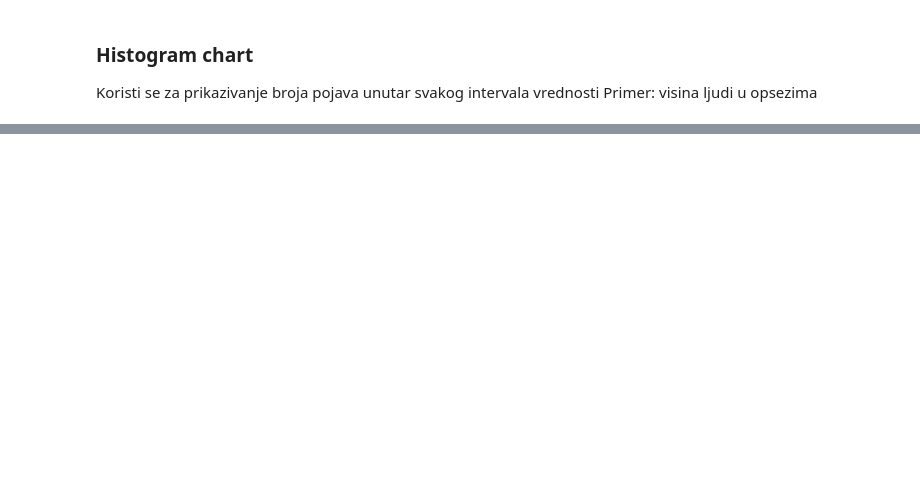
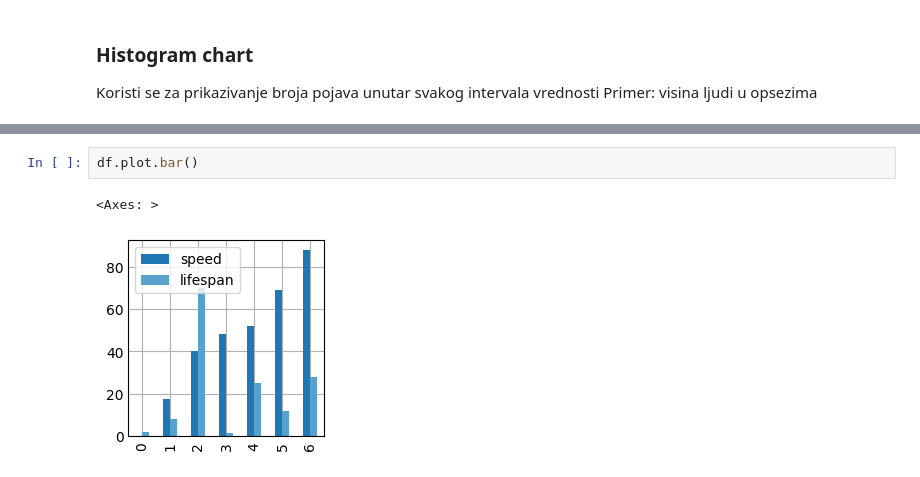
Before and after one commit to TLazarevic/data-analysis-lab, a Jupyter notebook: matplotlib.ipynb, the cells around one changed output, grey strips where cells are left out. Saved outputs shown, nothing was run; the diff lists cells and outputs as text; blank space fills up the shorter version.

```diff
--- a/matplotlib.ipynb
+++ b/matplotlib.ipynb
@@ -205,0 +207,5 @@ plt.show()
+# %%
+df.plot.bar()
+# %% [output]
+<Axes: >
+[figure, added]
```
Also changed, not shown: parts of 15 cells of this notebook, 1 other file.
